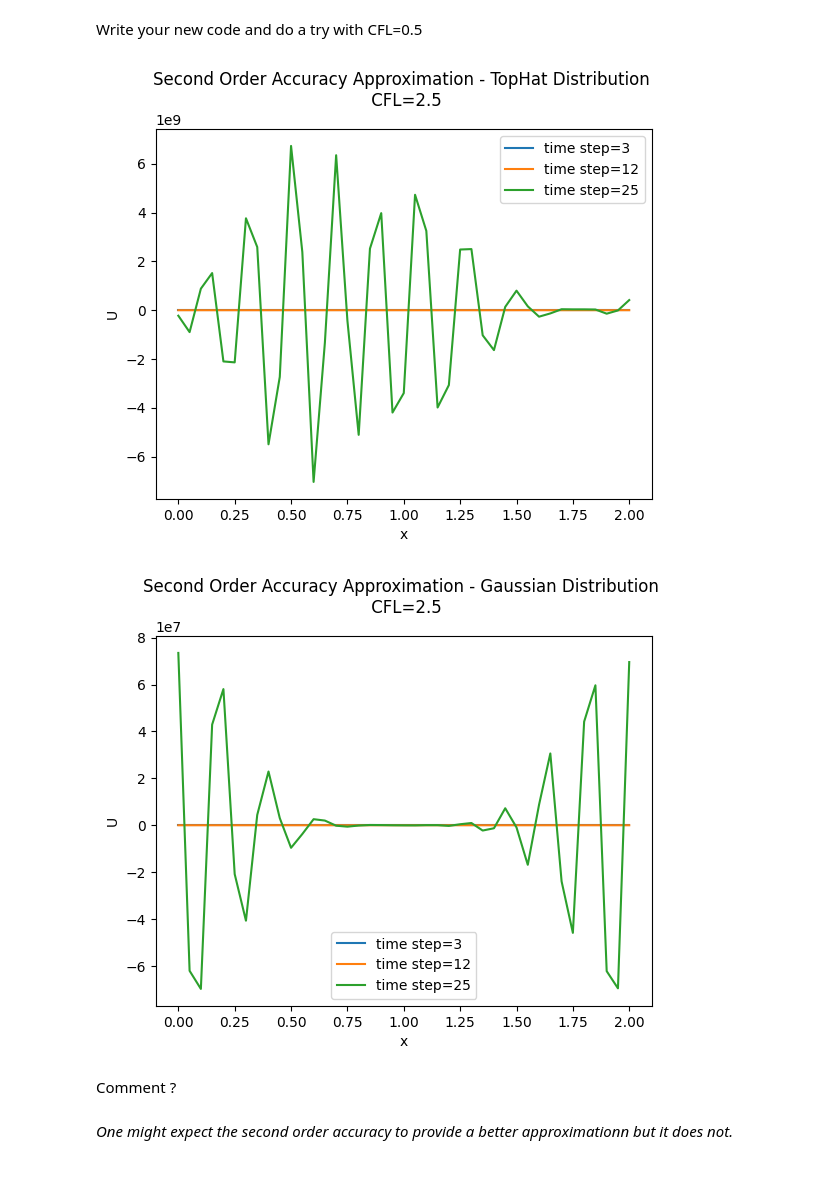
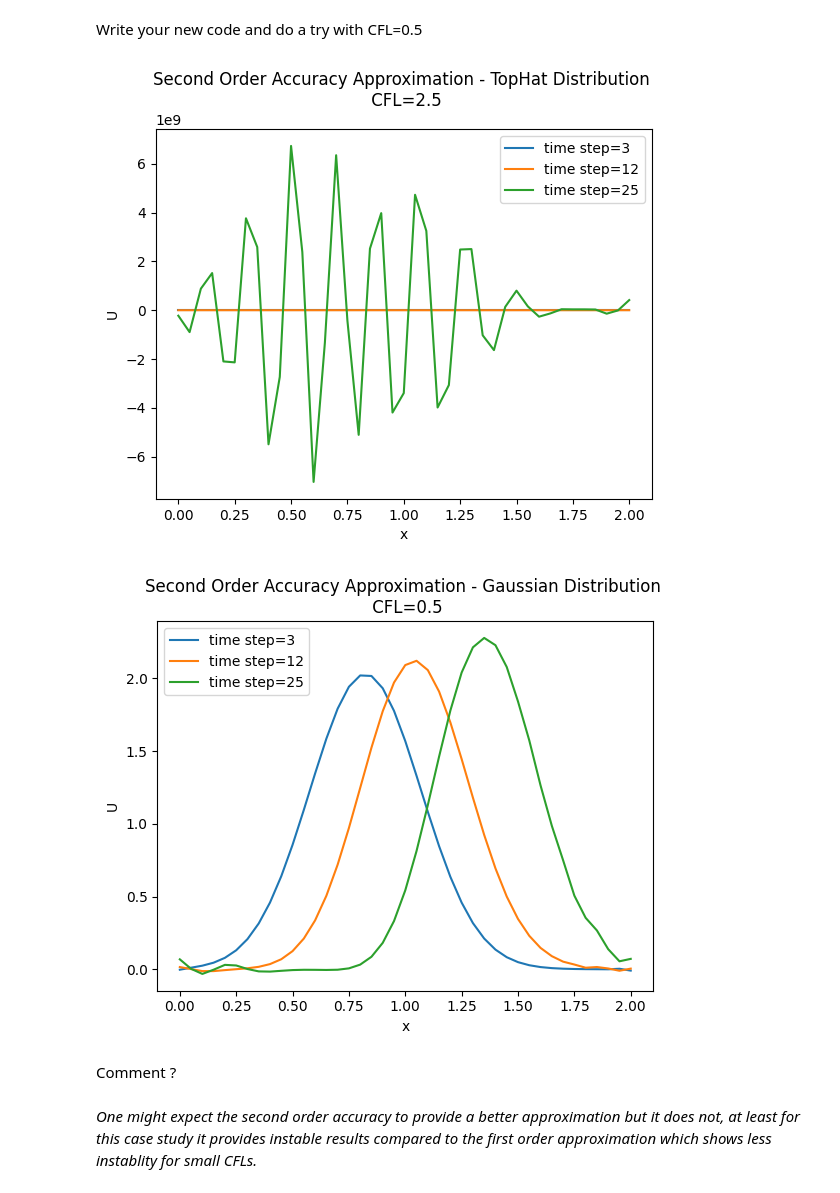
Before and after one commit to mopahlevani/Numerical-Methods, a Jupyter notebook: PDE_Training.ipynb, the cells around one changed output. Cells and saved outputs as stored; diff of their text form; code cells hidden in the pictures.

```diff
--- a/PDE_Training.ipynb
+++ b/PDE_Training.ipynb
@@ -286,40 +288,40 @@ for j in range(nt):
     U = np.matmul(A, U)
     if j in [2, 11, 24]:
         plt.plot(x, U, label='time step=' + str(j + 1))
 plt.legend()
 plt.xlabel('x')
 plt.ylabel('U')
 plt.title("Second Order Accuracy Approximation - TopHat Distribution \n CFL=" + str(dt4 * c / dx))
 plt.show()
 
 
 # Gaussian CFL = 0.5
-dt5 = (1) * Delta_T / nt  # Time step size
-sigma5 = c * dt4 / dx
+dt6 = (1) * Delta_T / nt  # Time step size
+sigma6 = c * dt6 / dx
 U = U00  # Initial condition (assumed to be defined)
 
 # defining A which U_n+1 = A * U_n
 A = np.zeros((nx, nx))
 for i in range(nx):
     A[i, i] = 1
-    A[i, (i - 1) % nx] += sigma5 / 2
-    A[i, (i + 1) % nx] -= sigma5 / 2
+    A[i, (i - 1) % nx] += sigma6 / 2
+    A[i, (i + 1) % nx] -= sigma6 / 2
 
 
 # Time integration using FTCS scheme
 for j in range(nt):
     U = np.matmul(A, U)
     if j in [2, 11, 24]:
         plt.plot(x, U, label='time step=' + str(j + 1))
 plt.legend()
 plt.xlabel('x')
 plt.ylabel('U')
-plt.title("Second Order Accuracy Approximation - Gaussian Distribution \n CFL=" + str(dt4 * c / dx))
+plt.title("Second Order Accuracy Approximation - Gaussian Distribution \n CFL=" + str(dt6 * c / dx))
 plt.show()
 # %% [output]
 [figure]
-[figure, old version]
+[figure, new version]
 # %% [markdown]
 Comment ?
 # %% [markdown]
-*One might expect the second order accuracy to provide a better approximationn but it does not.*
+*One might expect the second order accuracy to provide a better approximation but it does not, at least for this case study it provides instable results compared to the first order approximation which shows less instablity for small CFLs.*
```
Also changed, not shown: parts of 1 cell of this notebook.
